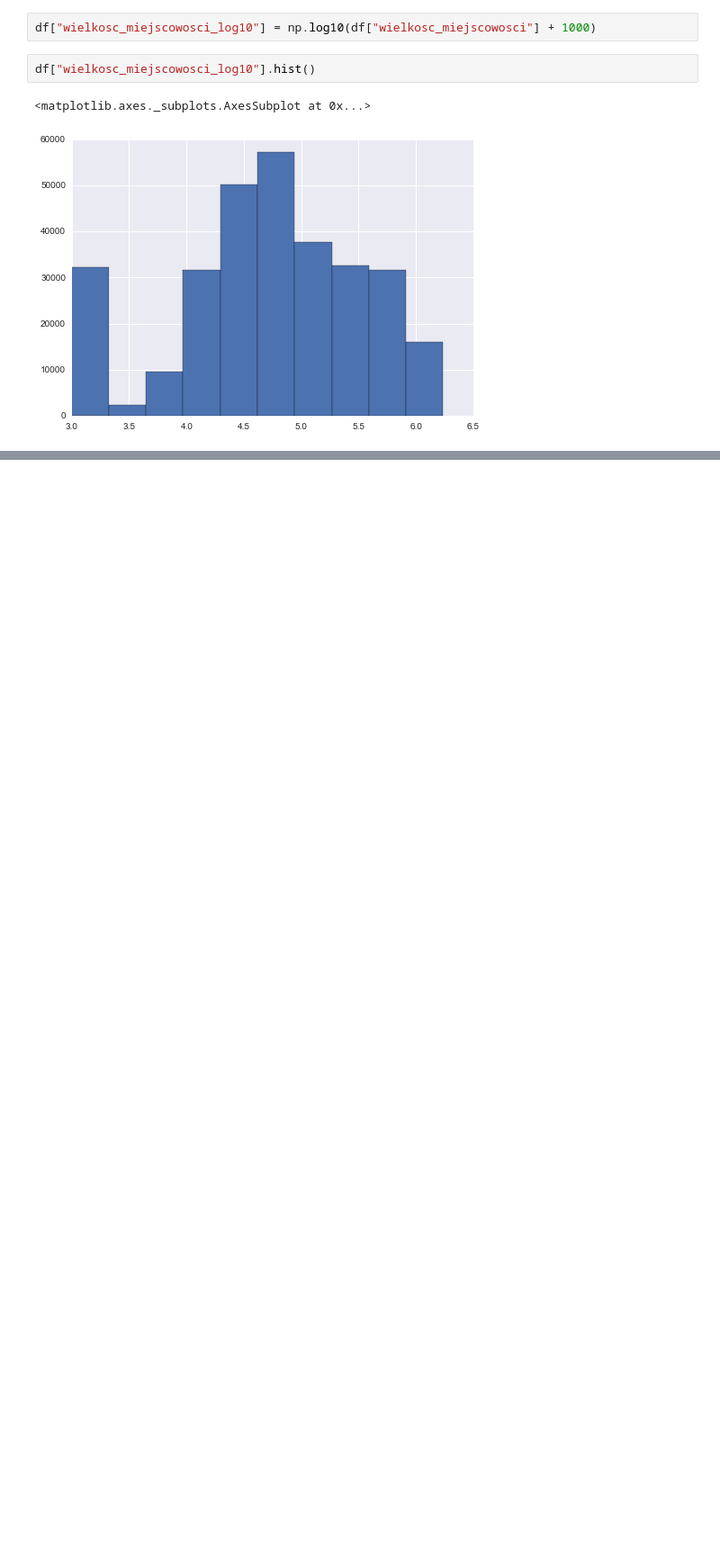
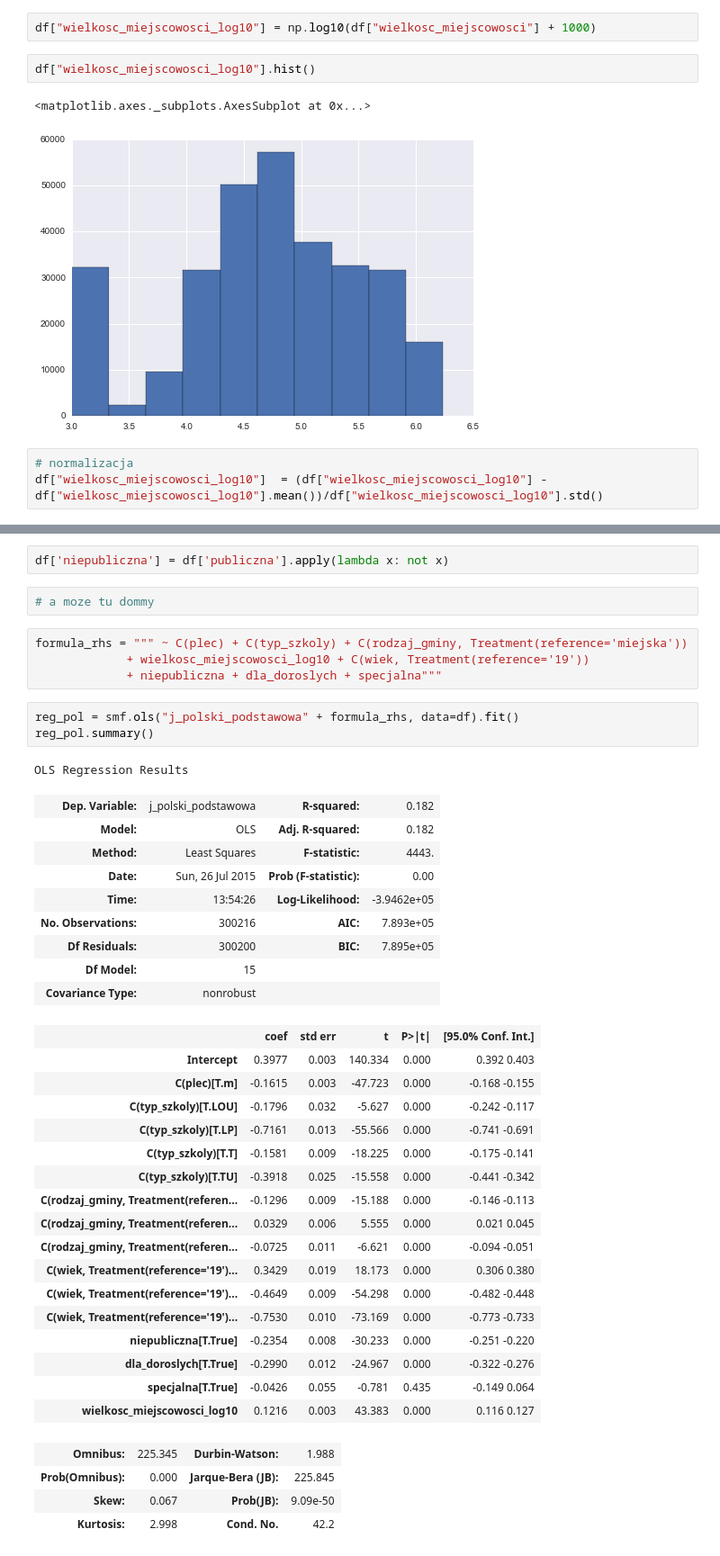
Before and after one commit to stared/delab-matury, a Jupyter notebook: eksploracje/wyniki_regresja.ipynb, the cells around one changed output, grey strips where cells are left out. Shown at 90% size. Cells and saved outputs as stored; diff of their text form; blank space fills up the shorter version.

```diff
--- a/eksploracje/wyniki_regresja.ipynb
+++ b/eksploracje/wyniki_regresja.ipynb
@@ -38,6 +44,9 @@ df["wielkosc_miejscowosci_log10"].hist()
 # %% [output]
 <matplotlib.axes._subplots.AxesSubplot at 0x...>
 [figure]
+# %%
+# normalizacja
+df["wielkosc_miejscowosci_log10"]  = (df["wielkosc_miejscowosci_log10"] - df["wielkosc_miejscowosci_log10"].mean())/df["wielkosc_miejscowosci_log10"].std()
 # %%
 def wiek_uprosc(wiek):
     if wiek <= 18:
@@ -89 +62,44 @@ OLS Regression Results
+# %%
+df['niepubliczna'] = df['publiczna'].apply(lambda x: not x)
+# %%
+# a moze tu dommy
+# %%
+formula_rhs = """ ~ C(plec) + C(typ_szkoly) + C(rodzaj_gminy, Treatment(reference='miejska'))
+             + wielkosc_miejscowosci_log10 + C(wiek, Treatment(reference='19'))
+             + niepubliczna + dla_doroslych + specjalna"""
+# %%
+reg_pol = smf.ols("j_polski_podstawowa" + formula_rhs, data=df).fit()
+reg_pol.summary()
+# %% [output]
+OLS Regression Results
+| Dep. Variable: | j_polski_podstawowa | R-squared: | 0.182 |
+| Model: | OLS | Adj. R-squared: | 0.182 |
+| Method: | Least Squares | F-statistic: | 4443. |
+| Date: | Sun, 26 Jul 2015 | Prob (F-statistic): | 0.00 |
+| Time: | 13:54:26 | Log-Likelihood: | -3.9462e+05 |
+| No. Observations: | 300216 | AIC: | 7.893e+05 |
+| Df Residuals: | 300200 | BIC: | 7.895e+05 |
+| Df Model: | 15 |  |  |
+| Covariance Type: | nonrobust |  |  |
+|  | coef | std err | t | P>|t| | [95.0% Conf. Int.] |
+| Intercept | 0.3977 | 0.003 | 140.334 | 0.000 | 0.392 0.403 |
+| C(plec)[T.m] | -0.1615 | 0.003 | -47.723 | 0.000 | -0.168 -0.155 |
+| C(typ_szkoly)[T.LOU] | -0.1796 | 0.032 | -5.627 | 0.000 | -0.242 -0.117 |
+| C(typ_szkoly)[T.LP] | -0.7161 | 0.013 | -55.566 | 0.000 | -0.741 -0.691 |
+| C(typ_szkoly)[T.T] | -0.1581 | 0.009 | -18.225 | 0.000 | -0.175 -0.141 |
+| C(typ_szkoly)[T.TU] | -0.3918 | 0.025 | -15.558 | 0.000 | -0.441 -0.342 |
+| C(rodzaj_gminy, Treatment(referen... | -0.1296 | 0.009 | -15.188 | 0.000 | -0.146 -0.113 |
+| C(rodzaj_gminy, Treatment(referen... | 0.0329 | 0.006 | 5.555 | 0.000 | 0.021 0.045 |
+| C(rodzaj_gminy, Treatment(referen... | -0.0725 | 0.011 | -6.621 | 0.000 | -0.094 -0.051 |
+| C(wiek, Treatment(reference='19')... | 0.3429 | 0.019 | 18.173 | 0.000 | 0.306 0.380 |
+| C(wiek, Treatment(reference='19')... | -0.4649 | 0.009 | -54.298 | 0.000 | -0.482 -0.448 |
+| C(wiek, Treatment(reference='19')... | -0.7530 | 0.010 | -73.169 | 0.000 | -0.773 -0.733 |
+| niepubliczna[T.True] | -0.2354 | 0.008 | -30.233 | 0.000 | -0.251 -0.220 |
+| dla_doroslych[T.True] | -0.2990 | 0.012 | -24.967 | 0.000 | -0.322 -0.276 |
+| specjalna[T.True] | -0.0426 | 0.055 | -0.781 | 0.435 | -0.149 0.064 |
+| wielkosc_miejscowosci_log10 | 0.1216 | 0.003 | 43.383 | 0.000 | 0.116 0.127 |
+| Omnibus: | 225.345 | Durbin-Watson: | 1.988 |
+| Prob(Omnibus): | 0.000 | Jarque-Bera (JB): | 225.845 |
+| Skew: | 0.067 | Prob(JB): | 9.09e-50 |
+| Kurtosis: | 2.998 | Cond. No. | 42.2 |
 # %%
```
Also changed, not shown: parts of 17 cells of this notebook.
